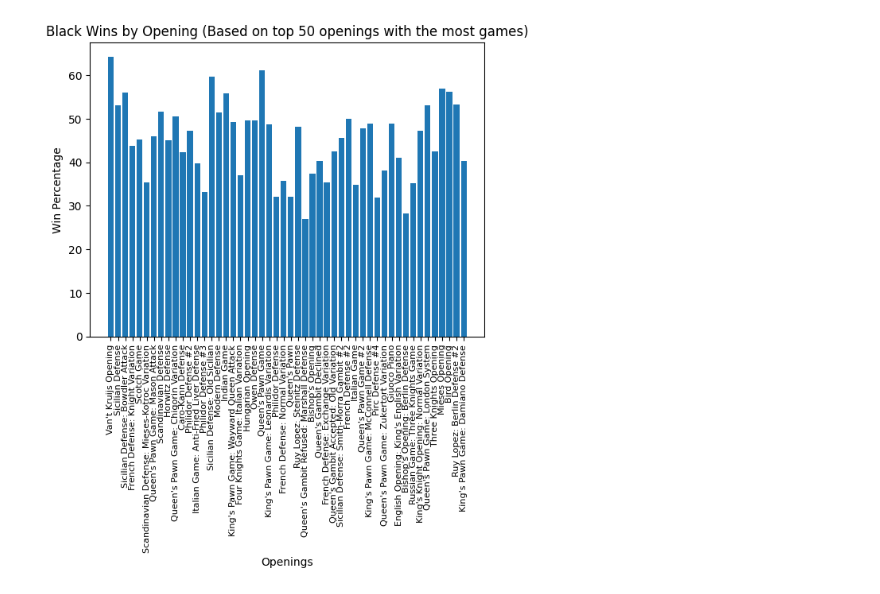
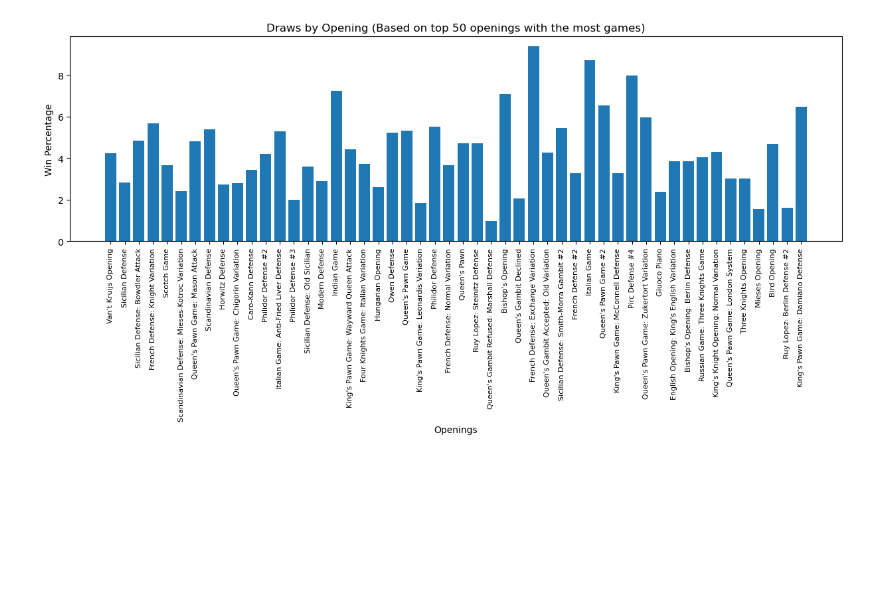
Before and after one commit to samanthataskale/ChessAnalysisTutorial, a Jupyter notebook: ChessAnalysisTutorial.ipynb, the cells around one changed output. Cells and saved outputs as stored; diff of their text form; code cells hidden in the pictures; blank space fills up the shorter version.

```diff
--- a/ChessAnalysisTutorial.ipynb
+++ b/ChessAnalysisTutorial.ipynb
@@ -11,6 +14,6 @@ import csv
 # %%
 # All of the data from https://www.kaggle.com/datasets/datasnaek/chess?resource=download
-entire_dataset = pd.read_csv("/Users/N-Dogg/UMD/Spring 23/CMSC320/Final Project/games2.csv")
-
+entire_dataset = pd.read_csv("./games.csv")
 # Pulled the headers from the CSV file
-dataset_headers = entire_dataset.columns
+# dataset_headers raentire_dataset.columns
+print(dataset_headers)
@@ -66,11 +83,18 @@ display(openings)
  ...}
 # %%
 def top_n(num, d):
-    return sorted(d.items(), key=lambda x:x[1][3], reverse=True)[0:num]
+    return sorted(d.items(), key=lambda x:x[1][1][3], reverse=True)[0:num]
 # %%
 # x values (bins) for all histograms
 sorted_openings = sorted(openings)
 top_n_openings = top_n(50, openings)
+top_n_openings_df = pd.DataFrame(columns=['Opening Name', 'Opening ECO', 'White Wins', 'Black Wins', 'Draws', 'Frequency'])
+for i, opening in enumerate(top_n_openings):
+    eco, data = openings[opening[0]]
+    white, black, tie, freq = data
+    top_n_openings_df.loc[i] = [opening[0], eco, white, black, tie, freq]
+display(top_n_openings_df)
+
 x_values = [ele[0] for ele in top_n_openings]
-display(top_n_openings)
+# display(top_n_openings)
 # %% [output]
@@ -119,24 +157,22 @@ plt.show()
 # %%
-# make histogram for black win percentage
-black_wins = []
-for opening in top_n_openings:
-    wins = opening[1][1]
-    freq = opening[1][3]
-    black_wins.append(100 * float(wins / freq))
-
-# plot histogram
-# Create a figure and axis
-fig_b, ax_b = plt.subplots()
+# make histogram for draw percentage
+fig_w, ax_w = plt.subplots(figsize=(15, 4))
 
 # Create a bar chart
-ax_b.bar(x_values, black_wins)
+draw_percentage = 100*(top_n_openings_df['Draws'].astype(float)/top_n_openings_df['Frequency'].astype(float))
+ax_w.bar(top_n_openings_df['Opening Name'], draw_percentage)
+# Set labels and title
+ax_w.set_xticklabels(top_n_openings_df['Opening Name'], rotation=90)
+plt.xticks(fontsize=8)  #, width=10)
+# ax_w.tick_params(axis='x', which='major', pad=.5)
+ax_w.set_xlabel('Openings')
+ax_w.set_ylabel('Win Percentage')
+ax_w.set_title('Draws by Opening (Based on top 50 openings with the most games)')
+plt.show()
 
-# Set labels and title
-ax_b.set_xticklabels(x_values, rotation=90)
-plt.xticks(fontsize=8)
-ax_b.set_xlabel('Openings')
-ax_b.set_ylabel('Win Percentage')
-ax_b.set_title('Black Wins by Opening (Based on top 50 openings with the most games)')
-plt.show()
+# for i, row in top_n_openings_df.iterrows():
+#     name = row[0]
+#     eco = row[1]
+#     print(f'{i+1})', eco, '-->', name)
 # %% [output]
-[figure, old version]
+[figure, new version]
```
Also changed, not shown: parts of 17 cells of this notebook.
